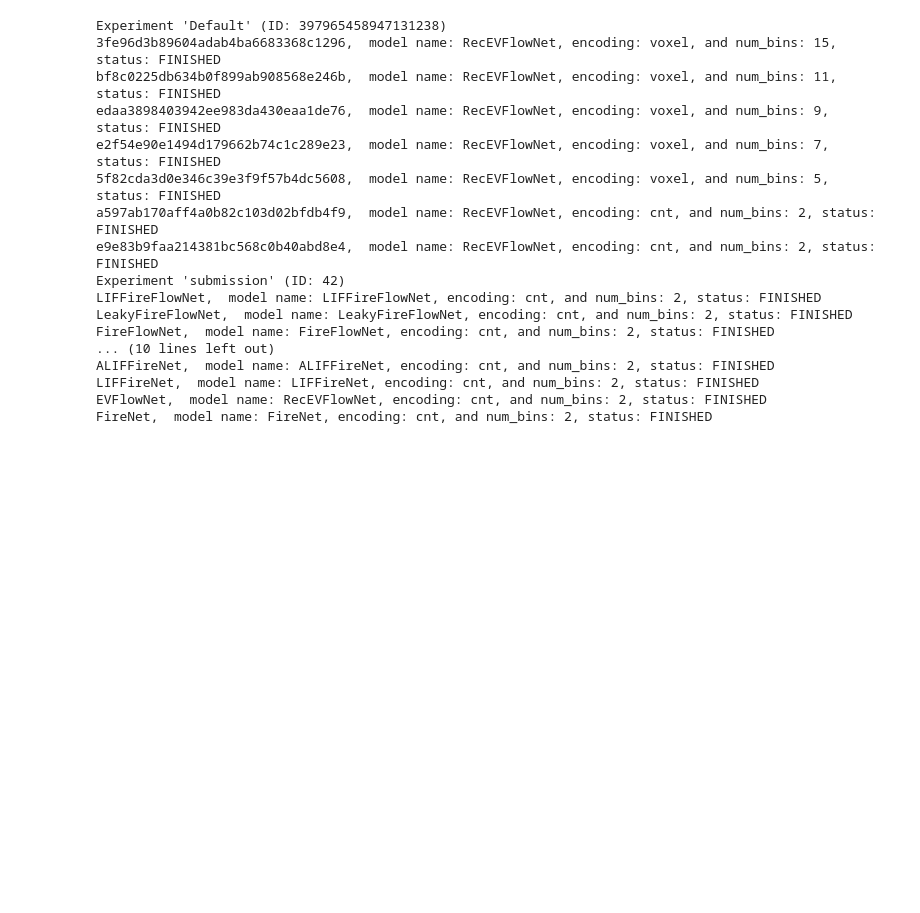
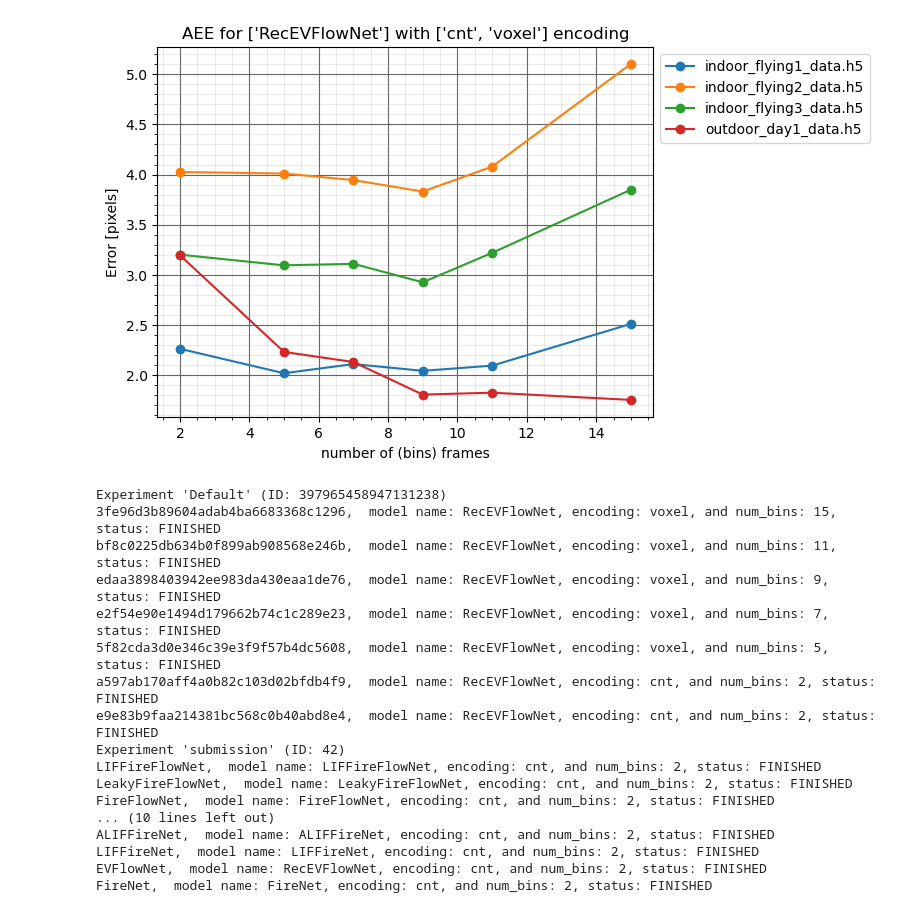
Before and after one commit to hesamaraghi/event_flow, a Jupyter notebook: Untitled-1.ipynb, the cells around one changed output. Cells and saved outputs as stored; diff of their text form; code cells hidden in the pictures; blank space fills up the shorter version.

```diff
--- a/Untitled-1.ipynb
+++ b/Untitled-1.ipynb
@@ -353,3 +408,24 @@ plot_results(results,cgen)
+# %%
+metric = "AEE"
+
+for i, dataset in enumerate(results[metric]):
+    x = np.array(
+        [results[metric][dataset][0][i] for i, rid in enumerate(results[metric][dataset][1]) if rid != "EVFlowNet"]
+    )
+    if(x.shape[0] != 0):
+        x = x[x[:, 0].argsort()]
+        plt.plot(x[:, 0], x[:, 1], "o-", color=cgen[i], label=dataset)
+
+plt.legend(loc="upper left", bbox_to_anchor=(1, 1))
+plt.xlabel("number of (bins) frames")
+plt.ylabel("Error [pixels]")
+plt.title(f"{metric} for {model_name} with {encoding_type} encoding")
+plt.grid(which="major", color="#666666", linestyle="-")
+plt.minorticks_on()
+plt.grid(which="minor", color="#999999", linestyle="-", alpha=0.2)
+plt.show()
+# %% [output]
+[figure, added]
 # %%
 # Connect to the MLflow tracking server
 mlflow.set_tracking_uri("")
```
Also changed, not shown: parts of 4 cells of this notebook, 12 other files.
